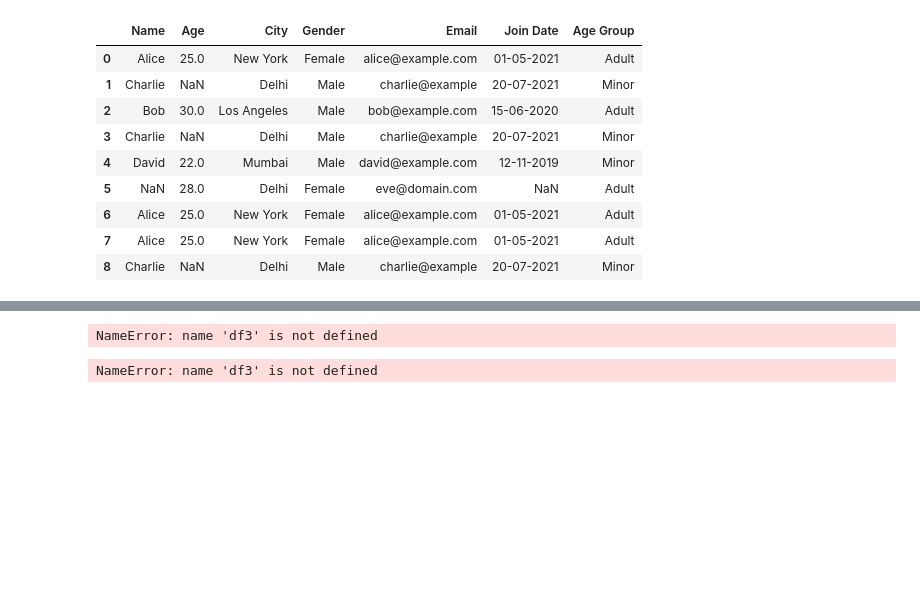
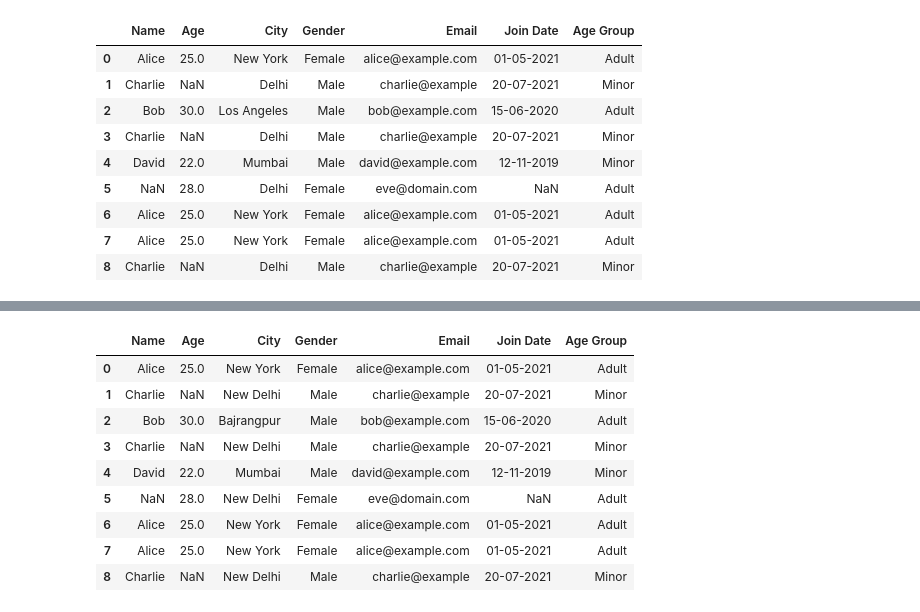
Before and after one commit to vikramsumit/ds, a Jupyter notebook: data_analysis_using_pandas/data_cleaning_&_preprocessing.ipynb, the cells around one changed output, grey strips where cells are left out. Saved outputs shown, nothing was run; the diff lists cells and outputs as text; code cells hidden in the pictures; blank space fills up the shorter version.

```diff
--- a/data_analysis_using_pandas/data_cleaning_&_preprocessing.ipynb
+++ b/data_analysis_using_pandas/data_cleaning_&_preprocessing.ipynb
@@ -258,4 +258,5 @@ df
 | 7 | Alice | 25.0 | New York | Female | alice@example.com | 01-05-2021 | Adult |
 | 8 | Charlie | NaN | Delhi | Male | charlie@example | 20-07-2021 | Minor |
 # %%
-df3 = df.dropna().copy()
+df3 = df.copy()
+df3
@@ -262,7 +274,15 @@ df3 = df.dropna().copy()
 # %%
 df3["City"] = df["City"].replace({"Delhi": "New Delhi","Los Angeles":"Bajrangpur"})
-# %% [output]
-NameError: name 'df3' is not defined
 # %%
+df3
 # %% [output]
-NameError: name 'df3' is not defined
+|  | Name | Age | City | Gender | Email | Join Date | Age Group |
+| 0 | Alice | 25.0 | New York | Female | alice@example.com | 01-05-2021 | Adult |
+| 1 | Charlie | NaN | New Delhi | Male | charlie@example | 20-07-2021 | Minor |
+| 2 | Bob | 30.0 | Bajrangpur | Male | bob@example.com | 15-06-2020 | Adult |
+| 3 | Charlie | NaN | New Delhi | Male | charlie@example | 20-07-2021 | Minor |
+| 4 | David | 22.0 | Mumbai | Male | david@example.com | 12-11-2019 | Minor |
+| 5 | NaN | 28.0 | New Delhi | Female | eve@domain.com | NaN | Adult |
+| 6 | Alice | 25.0 | New York | Female | alice@example.com | 01-05-2021 | Adult |
+| 7 | Alice | 25.0 | New York | Female | alice@example.com | 01-05-2021 | Adult |
+| 8 | Charlie | NaN | New Delhi | Male | charlie@example | 20-07-2021 | Minor |
```
Also changed, not shown: parts of 1 cell of this notebook, 2 other files.
